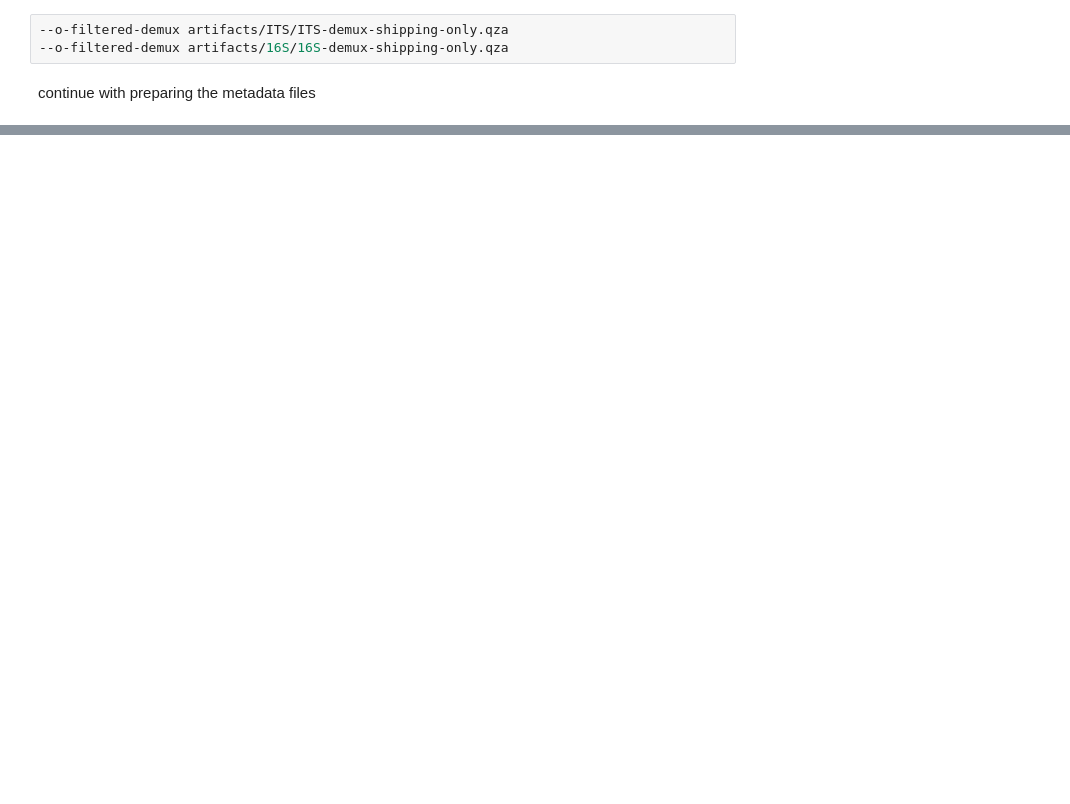
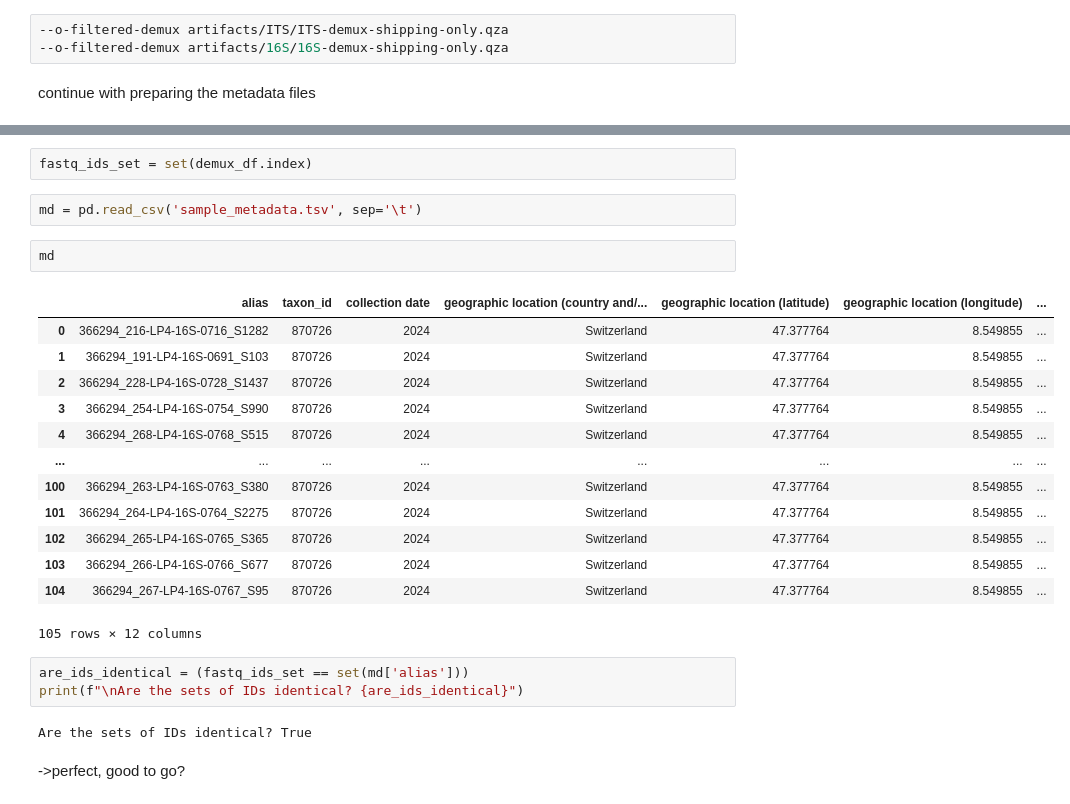
Before and after one commit to anninameyer/shipped-and-shifted, a Jupyter notebook: preprocessing-amplicons/20250727_LP4_shipping_ENA_upload.ipynb, the cells around one changed output, grey strips where cells are left out. Cells and saved outputs as stored; diff of their text form; blank space fills up the shorter version.

```diff
--- a/preprocessing-amplicons/20250727_LP4_shipping_ENA_upload.ipynb
+++ b/preprocessing-amplicons/20250727_LP4_shipping_ENA_upload.ipynb
@@ -215,0 +298,27 @@ continue with preparing the metadata files
+# %%
+fastq_ids_set = set(demux_df.index)
+# %%
+md = pd.read_csv('sample_metadata.tsv', sep='\t')
+# %%
+md
+# %% [output]
+|  | alias | taxon_id | collection date | geographic location (country and/... | geographic location (latitude) | geographic location (longitude) | ... |
+| 0 | 366294_216-LP4-16S-0716_S1282 | 870726 | 2024 | Switzerland | 47.377764 | 8.549855 | ... |
+| 1 | 366294_191-LP4-16S-0691_S103 | 870726 | 2024 | Switzerland | 47.377764 | 8.549855 | ... |
+| 2 | 366294_228-LP4-16S-0728_S1437 | 870726 | 2024 | Switzerland | 47.377764 | 8.549855 | ... |
+| 3 | 366294_254-LP4-16S-0754_S990 | 870726 | 2024 | Switzerland | 47.377764 | 8.549855 | ... |
+| 4 | 366294_268-LP4-16S-0768_S515 | 870726 | 2024 | Switzerland | 47.377764 | 8.549855 | ... |
+| ... | ... | ... | ... | ... | ... | ... | ... |
+| 100 | 366294_263-LP4-16S-0763_S380 | 870726 | 2024 | Switzerland | 47.377764 | 8.549855 | ... |
+| 101 | 366294_264-LP4-16S-0764_S2275 | 870726 | 2024 | Switzerland | 47.377764 | 8.549855 | ... |
+| 102 | 366294_265-LP4-16S-0765_S365 | 870726 | 2024 | Switzerland | 47.377764 | 8.549855 | ... |
+| 103 | 366294_266-LP4-16S-0766_S677 | 870726 | 2024 | Switzerland | 47.377764 | 8.549855 | ... |
+| 104 | 366294_267-LP4-16S-0767_S95 | 870726 | 2024 | Switzerland | 47.377764 | 8.549855 | ... |
+105 rows × 12 columns
+# %%
+are_ids_identical = (fastq_ids_set == set(md['alias']))
+print(f"\nAre the sets of IDs identical? {are_ids_identical}")
+# %% [output]
+Are the sets of IDs identical? True
+# %% [markdown]
+->perfect, good to go?
```
Also changed, not shown: parts of 40 cells of this notebook.
